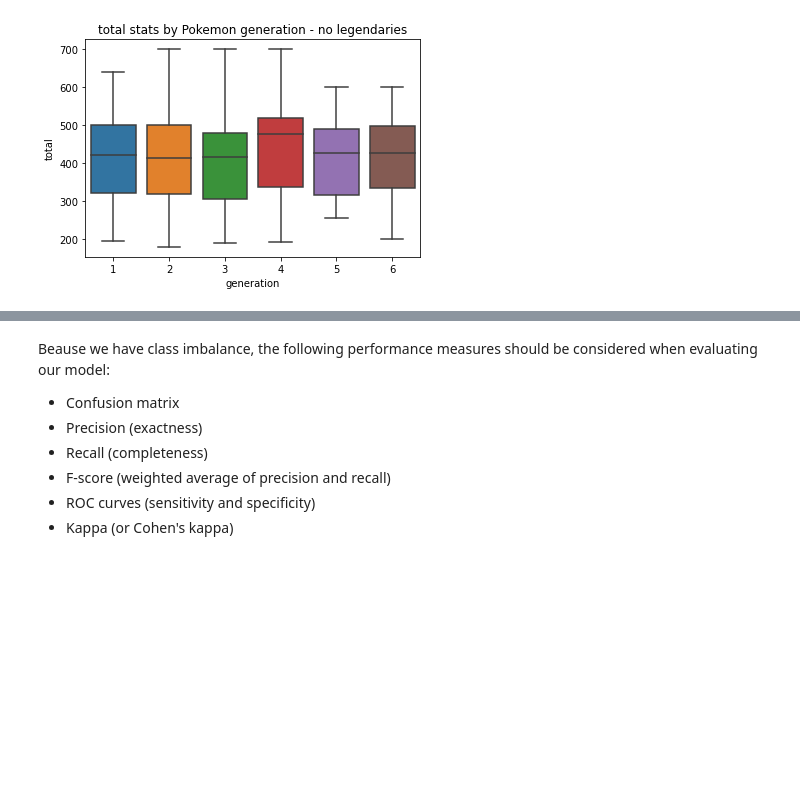
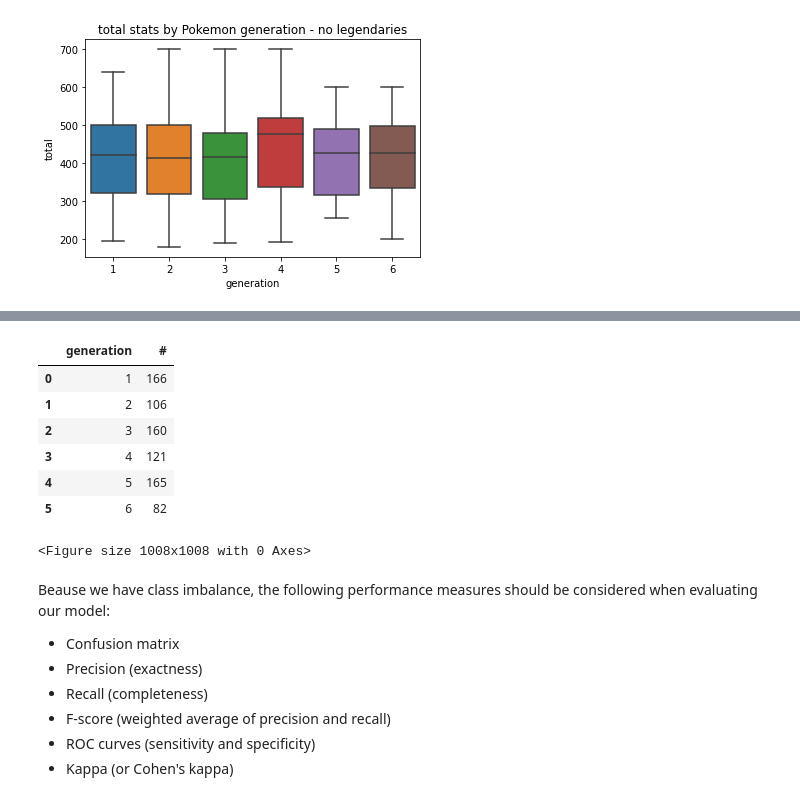
Before and after one commit to shannonhlo/pokemon-classification, a Jupyter notebook: analysis/Gavin/eda_gavin.ipynb, the cells around one changed output, grey strips where cells are left out. Drawn from its saved outputs; the diff is of its cells as text; code cells hidden in the pictures; blank space fills up the shorter version.

```diff
--- a/analysis/Gavin/eda_gavin.ipynb
+++ b/analysis/Gavin/eda_gavin.ipynb
@@ -78,3 +96,32 @@ no_legendary_df = df[df.legendary==False]
+# %%
+# import libraries
+import seaborn as sns
+import numpy as np
+import matplotlib.pyplot as plt
+import matplotlib.patches as mpatches
+
+# load dataset
+#poke = sns.load_dataset(df)
+
+# set the figure size
+plt.figure(figsize=(14, 14))
+
+# from raw value to percentage
+poke = df
+total = poke.groupby('generation')['#'].count().reset_index()
+total.head(8)
+#leg = poke[poke.legendary==True].groupby('generation')['legendary'].sum().reset_index()
+#poke[poke.legendary==True] = [i / j * 100 for i,j in zip(poke['legendary'], total['legendary'])]
+#total['legendary'] = [i / j * 100 for i,j in zip(total['legendary'], total['legendary'])]
+# %% [output]
+|  | generation | # |
+| 0 | 1 | 166 |
+| 1 | 2 | 106 |
+| 2 | 3 | 160 |
+| 3 | 4 | 121 |
+| 4 | 5 | 165 |
+| 5 | 6 | 82 |
+<Figure size 1008x1008 with 0 Axes>
 # %% [markdown]
 Beause we have class imbalance, the following performance measures should be considered when evaluating our model:
 - Confusion matrix
```
Also changed, not shown: parts of 3 cells of this notebook, 3 other files.
